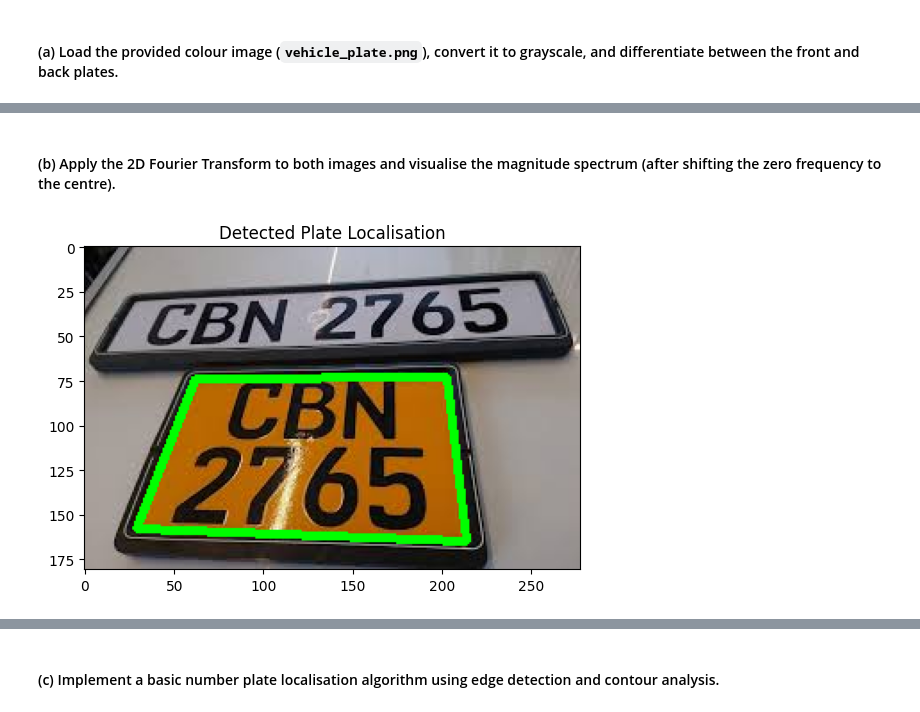
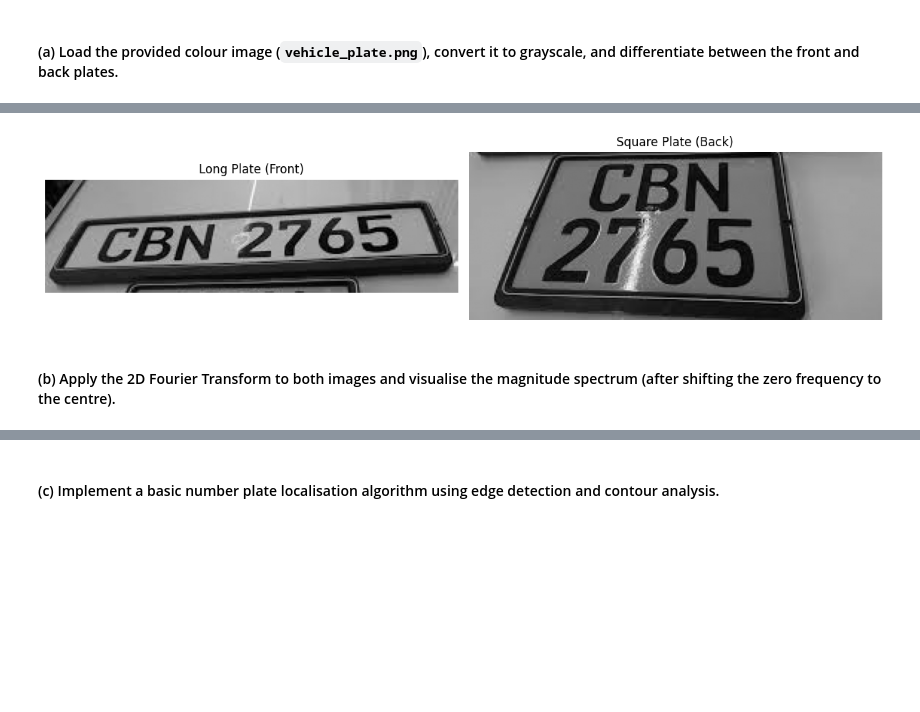
Before and after one commit to visharaaa/Math-CW-25, a Jupyter notebook: 2425578.ipynb, the cells around one changed output, grey strips where cells are left out. Saved outputs shown, nothing was run; the diff lists cells and outputs as text; code cells hidden in the pictures; blank space fills up the shorter version.

```diff
--- a/2425578.ipynb
+++ b/2425578.ipynb
@@ -339,32 +311,34 @@ plt.show()
+# %%
+import cv2
+import matplotlib.pyplot as plt
+
+# Load and convert to grayscale
+img = cv2.imread('vehicle_plate.png')
+gray = cv2.cvtColor(img, cv2.COLOR_BGR2GRAY)
+
+height, width = gray.shape
+
+# Adjusted slicing to ensure the top of the second plate is included
+# We start the second plate exactly where the first one ends (at 42% height)
+long_plate = gray[0:int(height*0.42), :]
+square_plate = gray[int(height*0.38):height, :]
+
+# Visualization
+plt.figure(figsize=(12, 5))
+
+plt.subplot(1, 2, 1)
+plt.imshow(long_plate, cmap='gray')
+plt.title("Long Plate (Front)")
+plt.axis('off')
+
+plt.subplot(1, 2, 2)
+plt.imshow(square_plate, cmap='gray')
+plt.title("Square Plate (Back)")
+plt.axis('off')
+
+plt.tight_layout()
+plt.show()
+# %% [output]
+[figure, added]
 # %% [markdown]
 #### (b) Apply the 2D Fourier Transform to both images and visualise the magnitude spectrum (after shifting the zero frequency to the centre).
-# %%
-# 1. Preprocessing
-blurred = cv2.GaussianBlur(gray, (5, 5), 0)
-edged = cv2.Canny(blurred, 30, 200)
-
-# 2. Find contours
-contours, _ = cv2.findContours(edged.copy(), cv2.RETR_TREE, cv2.CHAIN_APPROX_SIMPLE)
-contours = sorted(contours, key=cv2.contourArea, reverse=True)[:10]
-
-screenCnt = None
-for c in contours:
-    # Approximate the contour
-    peri = cv2.arcLength(c, True)
-    approx = cv2.approxPolyDP(c, 0.018 * peri, True)
-
-    # If our approximated contour has four points, we can assume we have found the plate
-    if len(approx) == 4:
-        screenCnt = approx
-        break
-
-# 3. Draw result
-output_img = img.copy()
-if screenCnt is not None:
-    cv2.drawContours(output_img, [screenCnt], -1, (0, 255, 0), 3)
-
-plt.imshow(cv2.cvtColor(output_img, cv2.COLOR_BGR2RGB))
-plt.title("Detected Plate Localisation")
-plt.show()
-# %% [output]
-[figure, removed]
```
Also changed, not shown: parts of 6 cells of this notebook.
